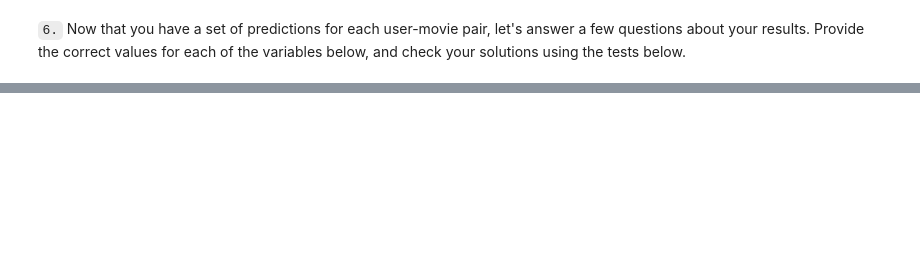
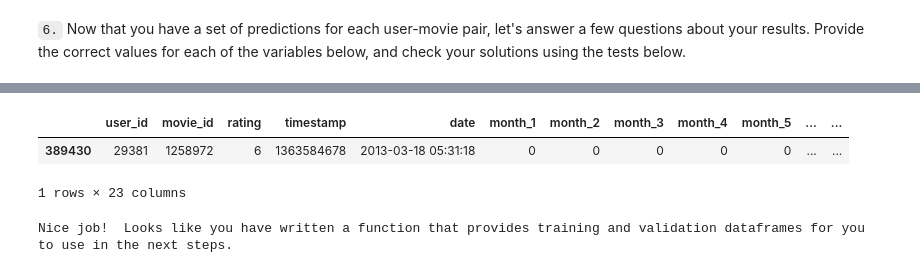
Before and after one commit to edifierxuhao/Experimental-Design-Recommendations, a Jupyter notebook: Matrix factorization for recommendations.ipynb, the cells around one changed output, grey strips where cells are left out. Cells and saved outputs as stored; diff of their text form; code cells hidden in the pictures; blank space fills up the shorter version.

```diff
--- a/Matrix factorization for recommendations.ipynb
+++ b/Matrix factorization for recommendations.ipynb
@@ -727,0 +787,15 @@ print("Nice job!  Looks like you have predictions made for all the missing user-
+# %%
+val_df.tail(1)
+# %% [output]
+|  | user_id | movie_id | rating | timestamp | date | month_1 | month_2 | month_3 | month_4 | month_5 | ... | ... |
+| 389430 | 29381 | 1258972 | 6 | 1363584678 | 2013-03-18 05:31:18 | 0 | 0 | 0 | 0 | 0 | ... | ... |
+1 rows × 23 columns
+# %%
+# Make sure the dataframes we are using are the right shape
+assert train_df.shape[0] == 8000, "The number of rows doesn't look right in the training dataset."
+assert val_df.shape[0] == 2000, "The number of rows doesn't look right in the validation dataset"
+assert str(train_df.tail(1)['date']).split()[1] == '2013-03-15', "The last date in the training dataset doesn't look like what we expected."
+assert str(val_df.tail(1)['date']).split()[1] == '2013-03-18', "The last date in the validation dataset doesn't look like what we expected."
+print("Nice job!  Looks like you have written a function that provides training and validation dataframes for you to use in the next steps.")
+# %% [output]
+Nice job!  Looks like you have written a function that provides training and validation dataframes for you to use in the next steps.
```
Also changed, not shown: parts of 37 cells of this notebook, 2 other files.
